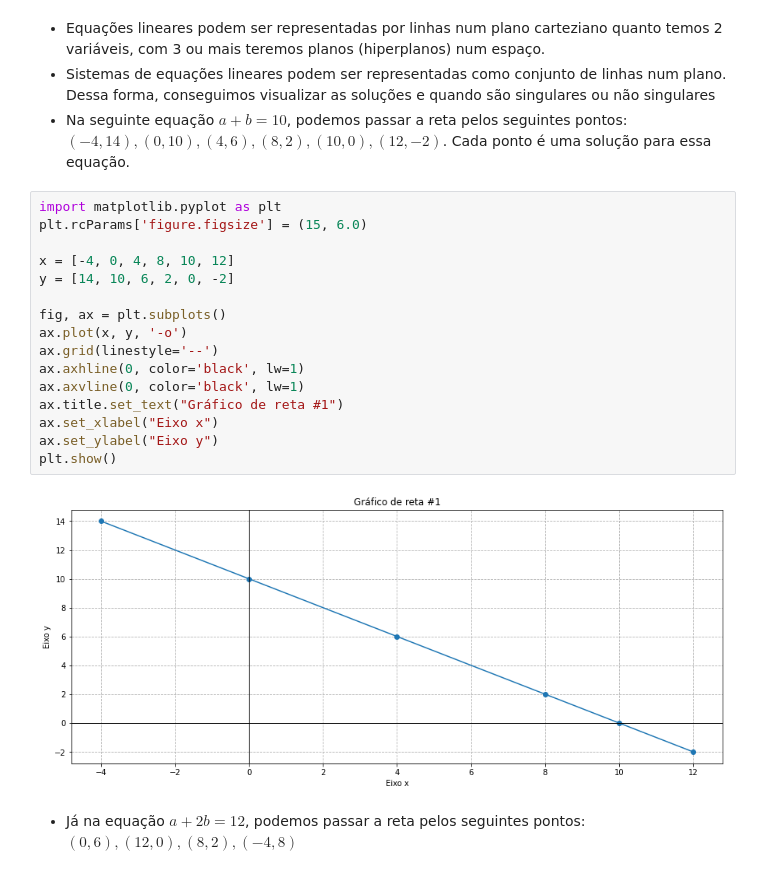
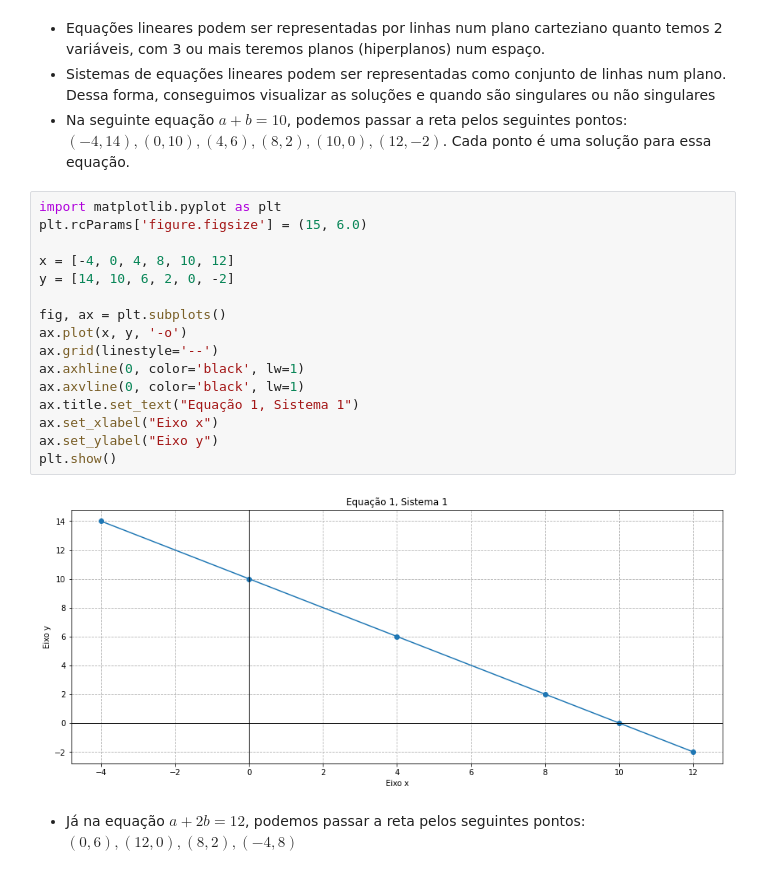
Before and after one commit to k3ybladewielder/math_for_ml_ds, a Jupyter notebook: linear_algebra_for_ml_ds.ipynb, the cells around one changed output. Saved outputs shown, nothing was run; the diff lists cells and outputs as text.

```diff
--- a/linear_algebra_for_ml_ds.ipynb
+++ b/linear_algebra_for_ml_ds.ipynb
@@ -51,21 +68,21 @@ Esse sistema não possui solução porquê as duas equações se contradizem. E
 # %%
 import matplotlib.pyplot as plt
 plt.rcParams['figure.figsize'] = (15, 6.0)
 
 x = [-4, 0, 4, 8, 10, 12]
 y = [14, 10, 6, 2, 0, -2]
 
 fig, ax = plt.subplots()
 ax.plot(x, y, '-o')
 ax.grid(linestyle='--')
 ax.axhline(0, color='black', lw=1)
 ax.axvline(0, color='black', lw=1)
-ax.title.set_text("Gráfico de reta #1")
+ax.title.set_text("Equação 1, Sistema 1")
 ax.set_xlabel("Eixo x")
 ax.set_ylabel("Eixo y")
 plt.show()
 # %% [output]
-[figure, old version]
+[figure, new version]
 # %% [markdown]
 * Já na equação $ a + 2b = 12$, podemos passar a reta pelos seguintes pontos: $(0, 6), (12, 0), (8, 2), (-4, 8)$
 # %%
```
Also changed, not shown: parts of 18 cells of this notebook, 1 other file.
